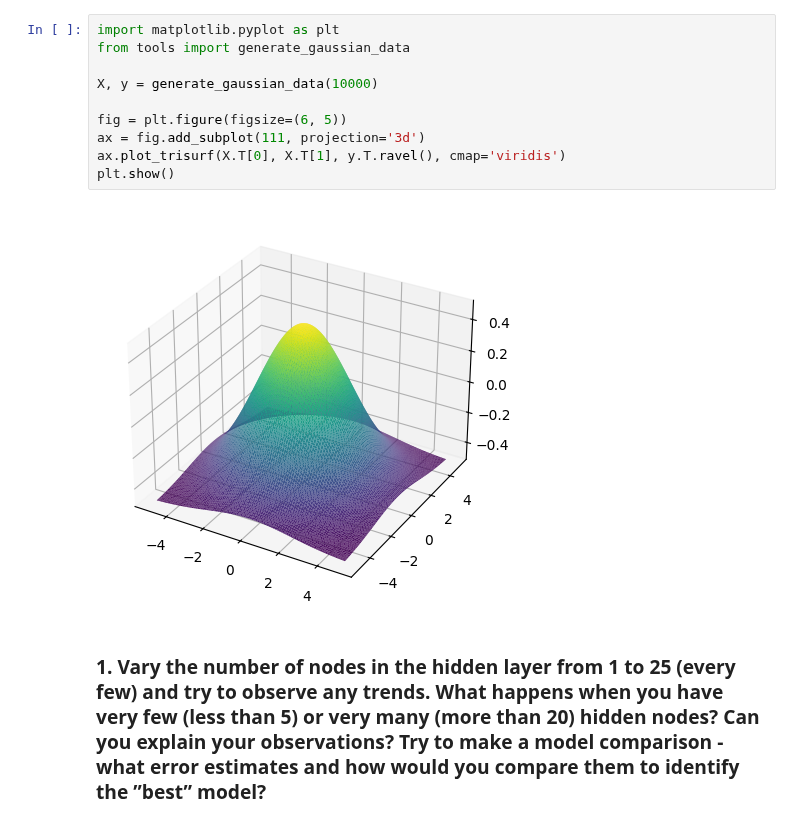
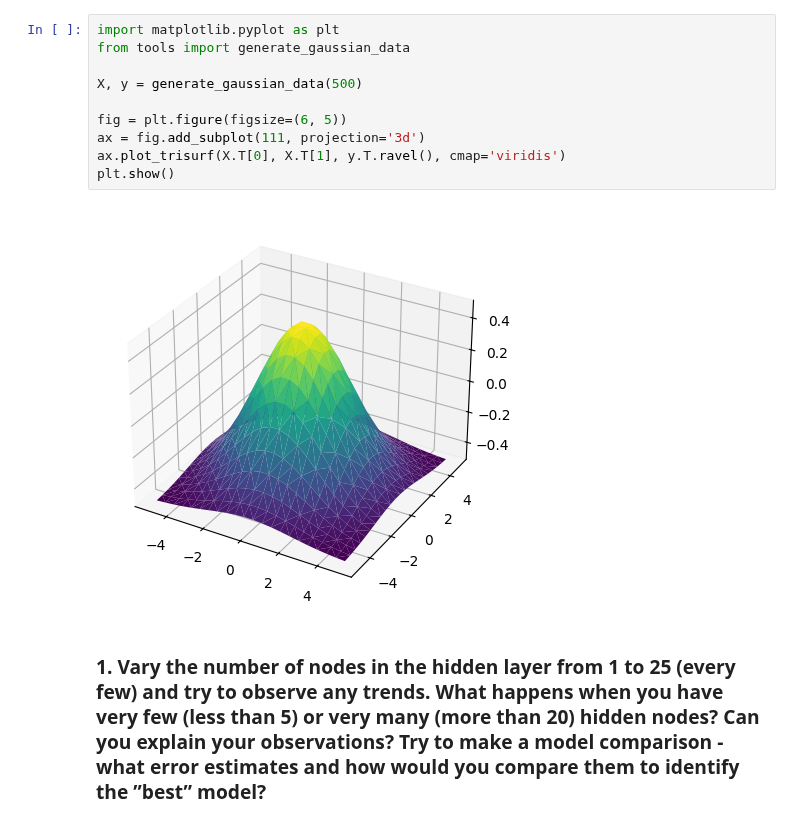
Before and after one commit to nathanansel28/DD2437, a Jupyter notebook: lab1b/split2.ipynb, the cells around one changed output. Drawn from its saved outputs; the diff is of its cells as text.

```diff
--- a/lab1b/split2.ipynb
+++ b/lab1b/split2.ipynb
@@ -1,15 +1,15 @@
 # %%
 import matplotlib.pyplot as plt
 from tools import generate_gaussian_data
 
-X, y = generate_gaussian_data(10000)
+X, y = generate_gaussian_data(500)
 
 fig = plt.figure(figsize=(6, 5))
 ax = fig.add_subplot(111, projection='3d')
 ax.plot_trisurf(X.T[0], X.T[1], y.T.ravel(), cmap='viridis')
 plt.show()
 # %% [output]
-[figure, old version]
+[figure, new version]
 # %% [markdown]
 ### 1. Vary the number of nodes in the hidden layer from 1 to 25 (every few) and try to observe any trends. What happens when you have very few (less than 5) or very many (more than 20) hidden nodes? Can you explain your observations? Try to make a model comparison - what error estimates and how would you compare them to identify the ”best” model?
 # %%
```
Also changed, not shown: parts of 10 cells of this notebook, 1 other file.
